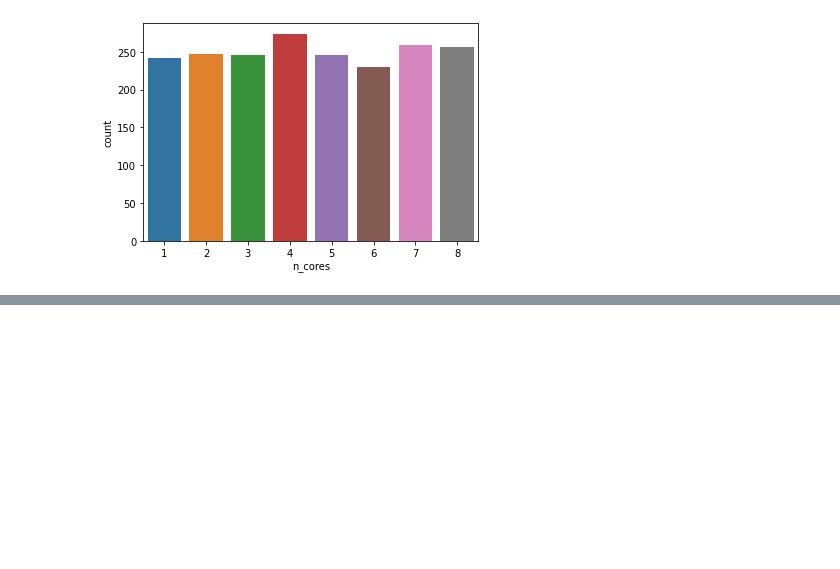
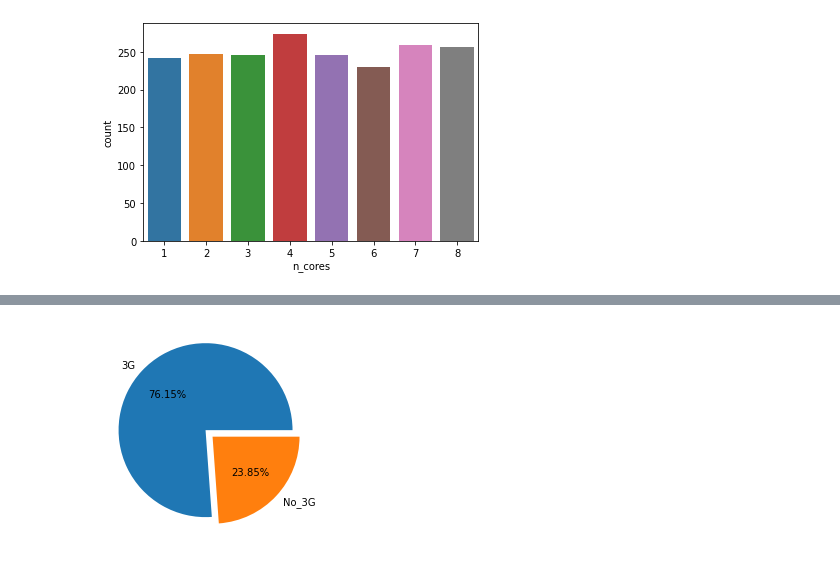
Before and after one commit to isoori/Mobile-Price-Prediction, a Jupyter notebook: Untitled.ipynb, the cells around one changed output, grey strips where cells are left out. Drawn from its saved outputs; the diff is of its cells as text; code cells hidden in the pictures; blank space fills up the shorter version.

```diff
--- a/Untitled.ipynb
+++ b/Untitled.ipynb
@@ -54,0 +55,5 @@ plt.show()
+# %%
+plt.pie(x=df['three_g'].value_counts(),explode=[0.1,0.01],autopct='%1.2f%%',labels=['3G','No_3G'])
+plt.show()
+# %% [output]
+[figure, added]
```
Also changed, not shown: parts of 17 cells of this notebook.
